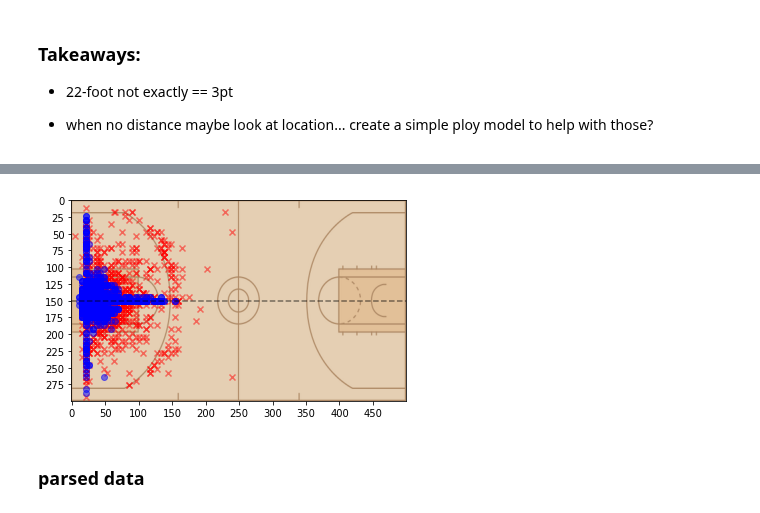
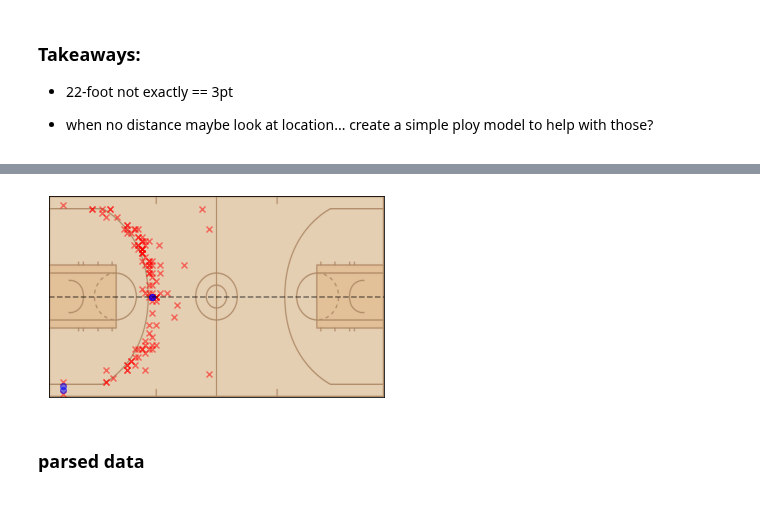
Before and after one commit to dpasse/monte, a Jupyter notebook: workspace/wncaa/shot_charts.ipynb, the cells around one changed output, grey strips where cells are left out. Saved outputs shown, nothing was run; the diff lists cells and outputs as text; code cells hidden in the pictures.

```diff
--- a/workspace/wncaa/shot_charts.ipynb
+++ b/workspace/wncaa/shot_charts.ipynb
@@ -325,0 +392,10 @@ validation
+# %%
+df_unlabeled = df_valid[
+    np.logical_and(
+        df_valid.shot_distance.str.len() == 0, ## have distance, > 22
+        ~df_valid.is_3pt,
+    )
+].copy()
+
+df_unlabeled['predicted_3pt'] = model.predict(df_unlabeled.single_location.tolist())
+df_unlabeled.head()
@@ -326,21 +409,20 @@ validation
 # %%
 fig, ax = plt.subplots()
 
 x_make, y_make, x_missed, y_missed = get_makes_and_misses_half_court(
-    df_valid[np.logical_and(df_valid.shot_distance.str.len() == 0, ~df_valid.is_3pt)]
+    df_unlabeled[df_unlabeled.predicted_3pt == 1]
 )
 
 ax.scatter(x_missed * x_scale, (100 - y_missed) * y_scale, marker='x', c='red', alpha=.5)
 ax.scatter(x_make * x_scale, (100 - y_make) * y_scale, marker='o', c='blue', alpha=.5)
 ax.axhline(50 * y_scale, c='k', alpha=.5, linestyle= '--')
-
 ax.imshow(full_court_img)
 
-plt.xticks(range(0, 100 * x_scale, 50))
-plt.yticks(range(0, 100 * y_scale, 25))
+plt.xticks([])
+plt.yticks([])
 plt.show()
 # %% [output]
-[figure, old version]
+[figure, new version]
 # %% [markdown]
 ### parsed data
 # %%
```
Also changed, not shown: parts of 4 cells of this notebook.
